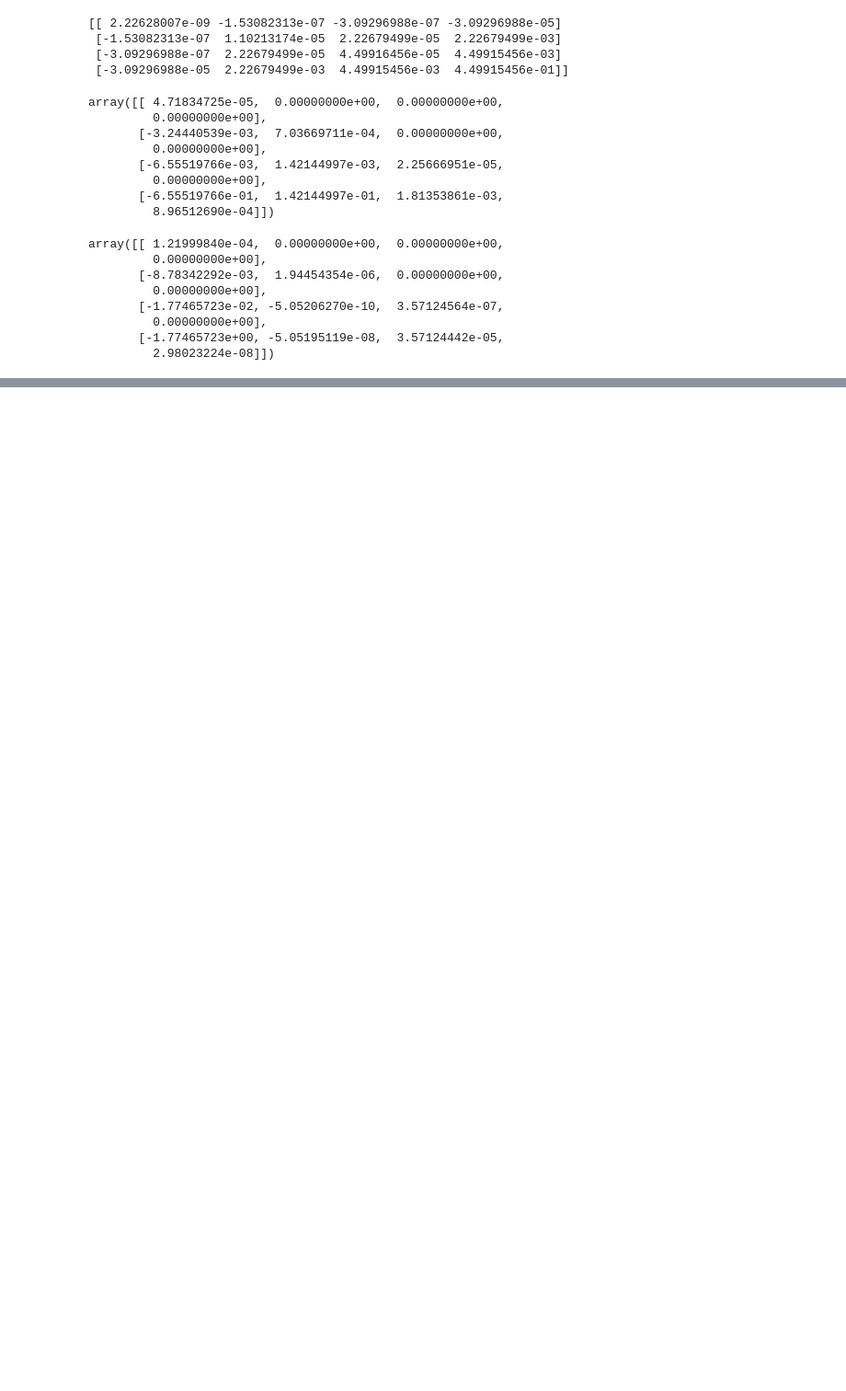
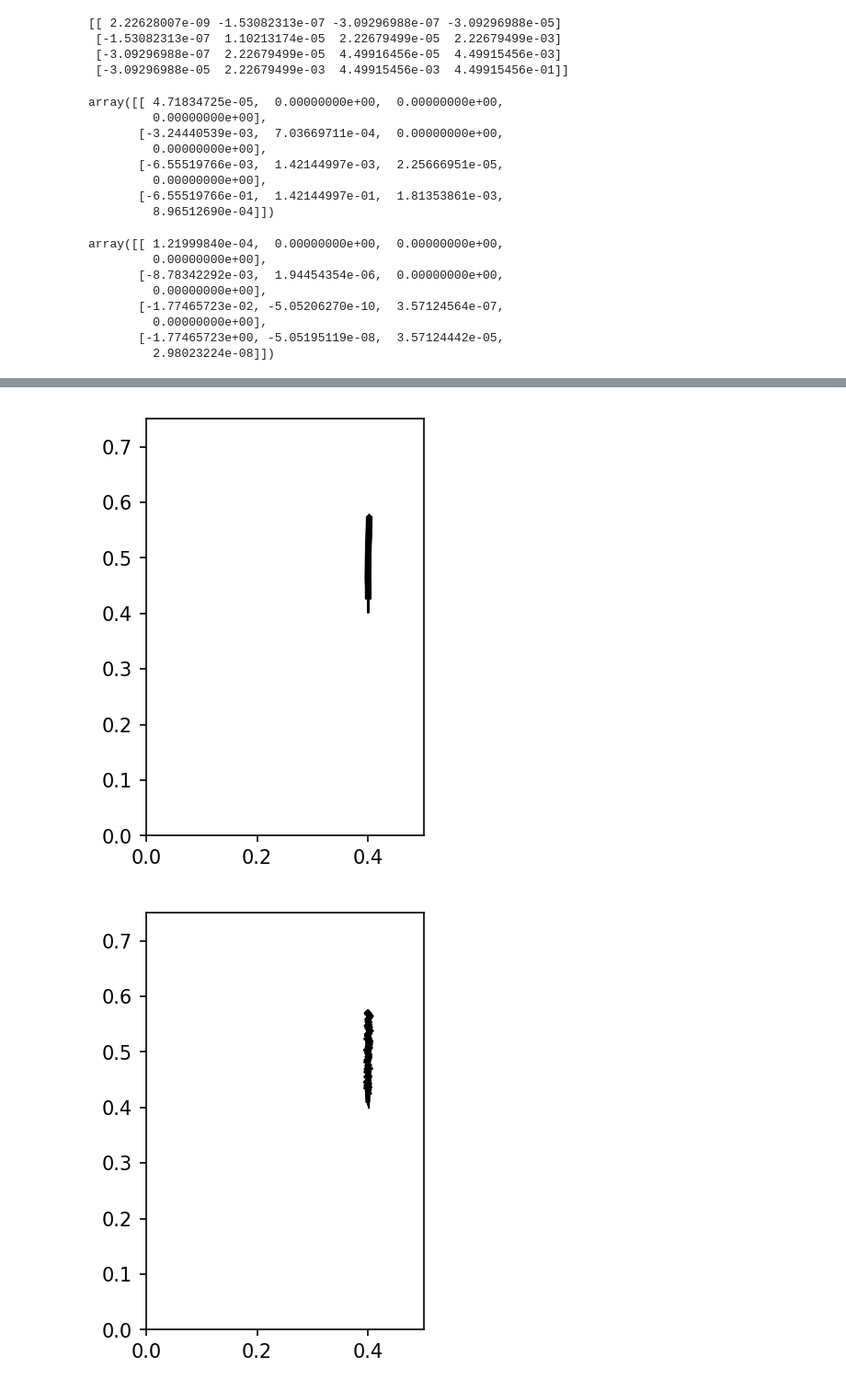
Before and after one commit to samer1248/ECE209AS-Lab3, a Jupyter notebook: project3.ipynb, the cells around one changed output, grey strips where cells are left out. Shown at 92% size. Drawn from its saved outputs; the diff is of its cells as text; code cells hidden in the pictures; blank space fills up the shorter version.

```diff
--- a/project3.ipynb
+++ b/project3.ipynb
@@ -520,0 +532,30 @@ TypeError: eval_states() missing 1 required positional argument: 'obs_seq'
+# %%
+control_seq = [[6,6]]*100
+init_state = [0.4,0.4,0,0]
+actuation_noise_std = np.ones((2,))*1e-1
+measurement_noise_std = np.ones((4,))*1e-5
+measure_noise_cov = np.diag(measurement_noise_std)
+state_noise_cov = np.diag(measurement_noise_std)
+
+state_seq,obs_seq = trace_traj(init_state,control_seq,actuation_noise_std,measurement_noise_std)
+plot_state_seq(state_seq)
+# plt.figure()
+# plt.plot(np.array(obs_seq))
+# plt.legend(['f','r','th','w'])
+# plt.figure()
+# plt.plot(np.array(state_seq))
+# plt.legend(['x','y','th','w'])
+
+
+init_cov = np.zeros((4,4))
+actuation_noise_cov = np.diag(actuation_noise_std)**2
+measure_noise_cov = np.diag(measurement_noise_std)**2
+
+
+pred_states2 = apply_kalman2(obs_seq,control_seq,init_state,init_cov,actuation_noise_cov,measure_noise_cov,spreading = 1)
+plot_state_seq(pred_states2)
+
+eval_states(pred_states2,state_seq,obs_seq)
+# %% [output]
+[figure, added]
+[figure, added]
```
Also changed, not shown: parts of 2 cells of this notebook, 2 other files.
